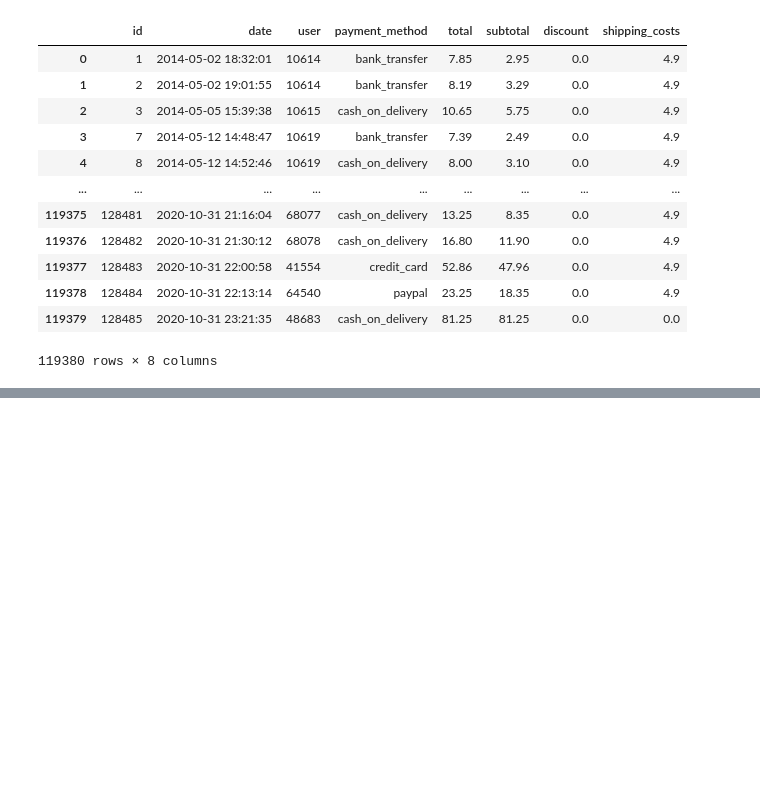
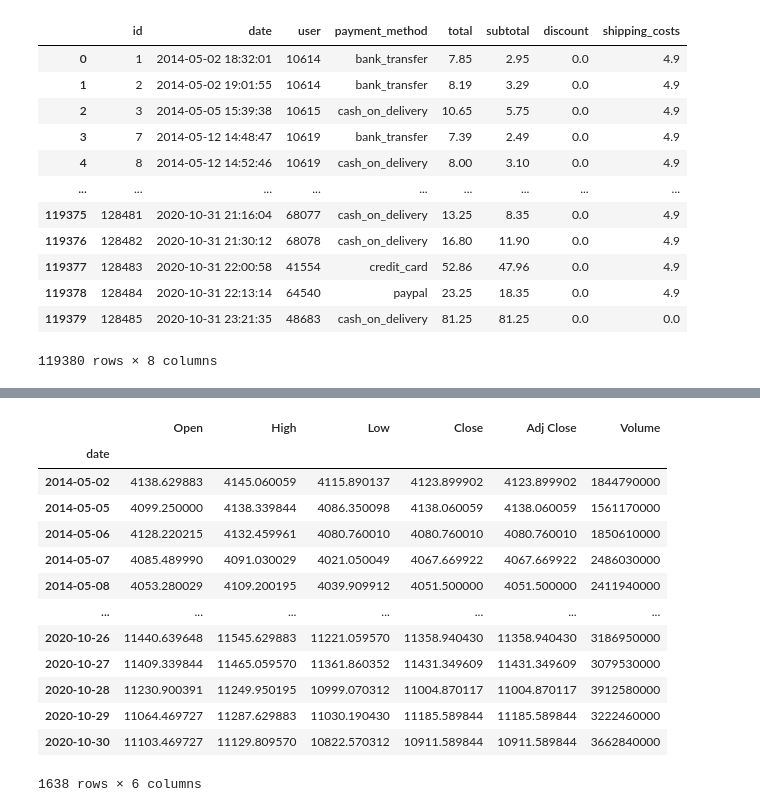
Before and after one commit to carrascosanchez/master-thesis, a Jupyter notebook: master-thesis.ipynb, the cells around one changed output, grey strips where cells are left out. Cells and saved outputs as stored; diff of their text form; code cells hidden in the pictures; blank space fills up the shorter version.

```diff
--- a/master-thesis.ipynb
+++ b/master-thesis.ipynb
@@ -52,0 +157,6 @@ sales_data_df
+# %%
+stock_data_df['Date'] = stock_data_df['Date'].dt.date
+# %%
+stock_data_df = stock_data_df.set_index(stock_data_df['Date'])
+# %%
+stock_data_df = stock_data_df.drop(['Date'], axis=1)
@@ -52,0 +165,17 @@ sales_data_df
+# %%
+stock_data_df
+# %% [output]
+|  | Open | High | Low | Close | Adj Close | Volume |
+| date |  |  |  |  |  |  |
+| 2014-05-02 | 4138.629883 | 4145.060059 | 4115.890137 | 4123.899902 | 4123.899902 | 1844790000 |
+| 2014-05-05 | 4099.250000 | 4138.339844 | 4086.350098 | 4138.060059 | 4138.060059 | 1561170000 |
+| 2014-05-06 | 4128.220215 | 4132.459961 | 4080.760010 | 4080.760010 | 4080.760010 | 1850610000 |
+| 2014-05-07 | 4085.489990 | 4091.030029 | 4021.050049 | 4067.669922 | 4067.669922 | 2486030000 |
+| 2014-05-08 | 4053.280029 | 4109.200195 | 4039.909912 | 4051.500000 | 4051.500000 | 2411940000 |
+| ... | ... | ... | ... | ... | ... | ... |
+| 2020-10-26 | 11440.639648 | 11545.629883 | 11221.059570 | 11358.940430 | 11358.940430 | 3186950000 |
+| 2020-10-27 | 11409.339844 | 11465.059570 | 11361.860352 | 11431.349609 | 11431.349609 | 3079530000 |
+| 2020-10-28 | 11230.900391 | 11249.950195 | 10999.070312 | 11004.870117 | 11004.870117 | 3912580000 |
+| 2020-10-29 | 11064.469727 | 11287.629883 | 11030.190430 | 11185.589844 | 11185.589844 | 3222460000 |
+| 2020-10-30 | 11103.469727 | 11129.809570 | 10822.570312 | 10911.589844 | 10911.589844 | 3662840000 |
+1638 rows × 6 columns
```
Also changed, not shown: parts of 27 cells of this notebook.
